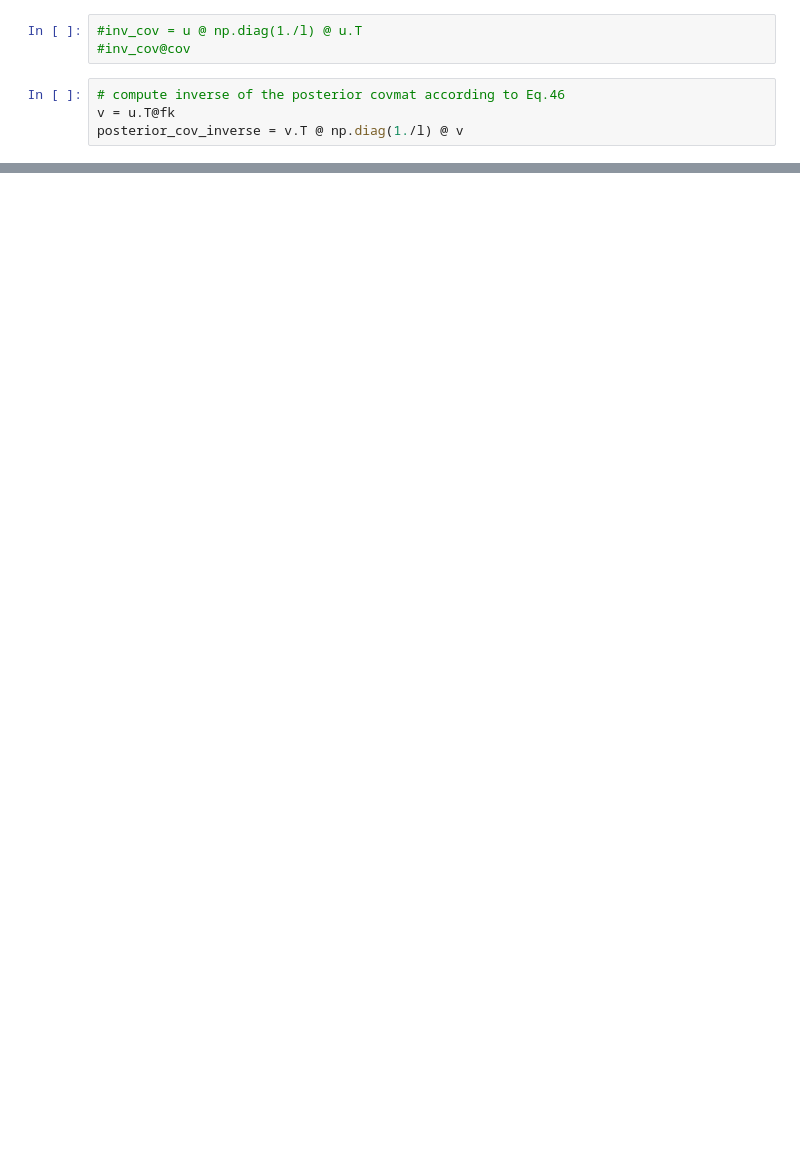
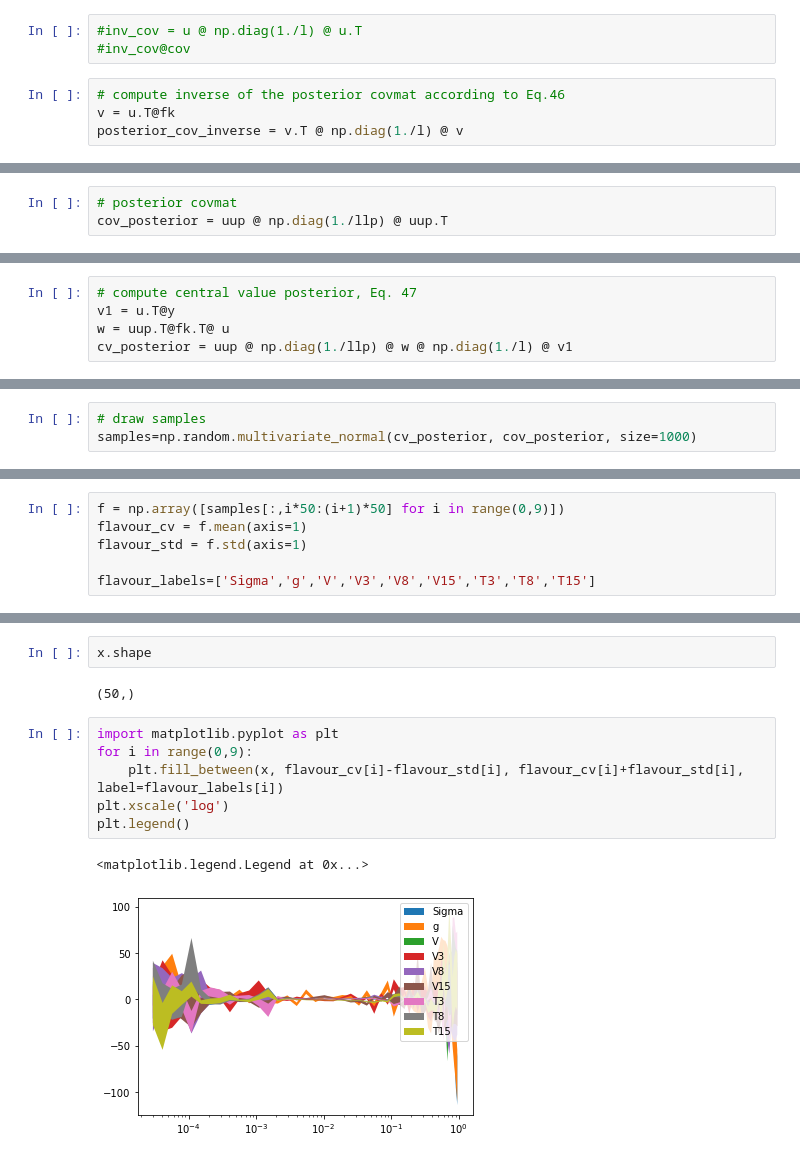
Before and after one commit to NNPDF/mcpdf, a Jupyter notebook: src/mcpdf/test.ipynb, the cells around one changed output, grey strips where cells are left out. Cells and saved outputs as stored; diff of their text form; blank space fills up the shorter version.

```diff
--- a/src/mcpdf/test.ipynb
+++ b/src/mcpdf/test.ipynb
@@ -77,0 +133,3 @@ array([ 1.04874164e+04,  5.04802353e+03,  3.82899262e+03,  3.57714396e+03,
+# %%
+# posterior covmat
+cov_posterior = uup @ np.diag(1./llp) @ uup.T
@@ -77,0 +152,5 @@ array([ 1.04874164e+04,  5.04802353e+03,  3.82899262e+03,  3.57714396e+03,
+# %%
+# compute central value posterior, Eq. 47
+v1 = u.T@y
+w = uup.T@fk.T@ u
+cv_posterior = uup @ np.diag(1./llp) @ w @ np.diag(1./l) @ v1
@@ -77,0 +161,3 @@ array([ 1.04874164e+04,  5.04802353e+03,  3.82899262e+03,  3.57714396e+03,
+# %%
+# draw samples
+samples=np.random.multivariate_normal(cv_posterior, cov_posterior, size=1000)
@@ -77,0 +168,6 @@ array([ 1.04874164e+04,  5.04802353e+03,  3.82899262e+03,  3.57714396e+03,
+# %%
+f = np.array([samples[:,i*50:(i+1)*50] for i in range(0,9)])
+flavour_cv = f.mean(axis=1)
+flavour_std = f.std(axis=1)
+
+flavour_labels=['Sigma','g','V','V3','V8','V15','T3','T8','T15']
@@ -77,0 +227,13 @@ array([ 1.04874164e+04,  5.04802353e+03,  3.82899262e+03,  3.57714396e+03,
+# %%
+x.shape
+# %% [output]
+(50,)
+# %%
+import matplotlib.pyplot as plt
+for i in range(0,9):
+    plt.fill_between(x, flavour_cv[i]-flavour_std[i], flavour_cv[i]+flavour_std[i], label=flavour_labels[i])
+plt.xscale('log')
+plt.legend()
+# %% [output]
+<matplotlib.legend.Legend at 0x...>
+[figure, added]
```
Also changed, not shown: parts of 17 cells of this notebook.
